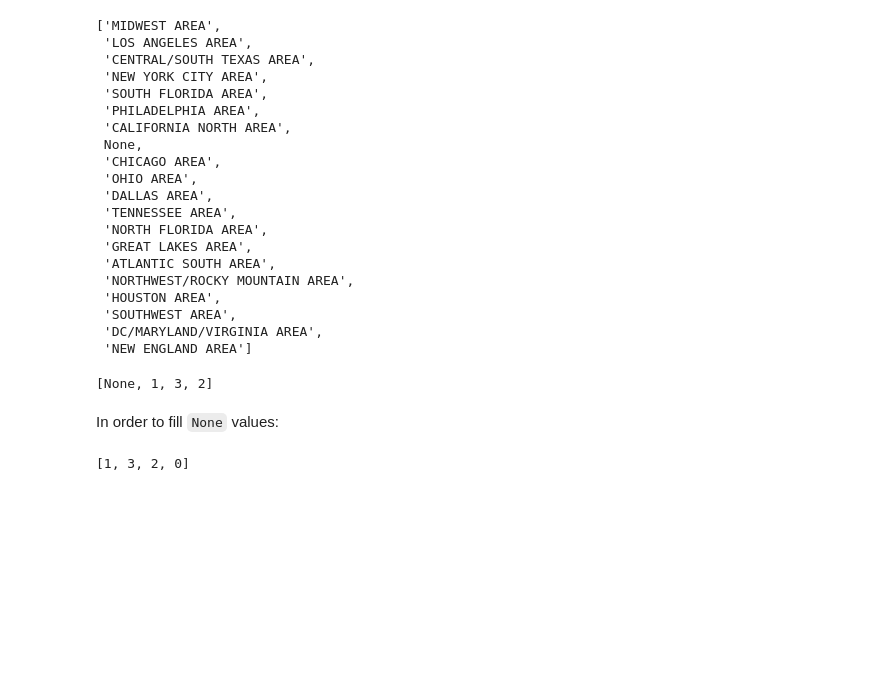
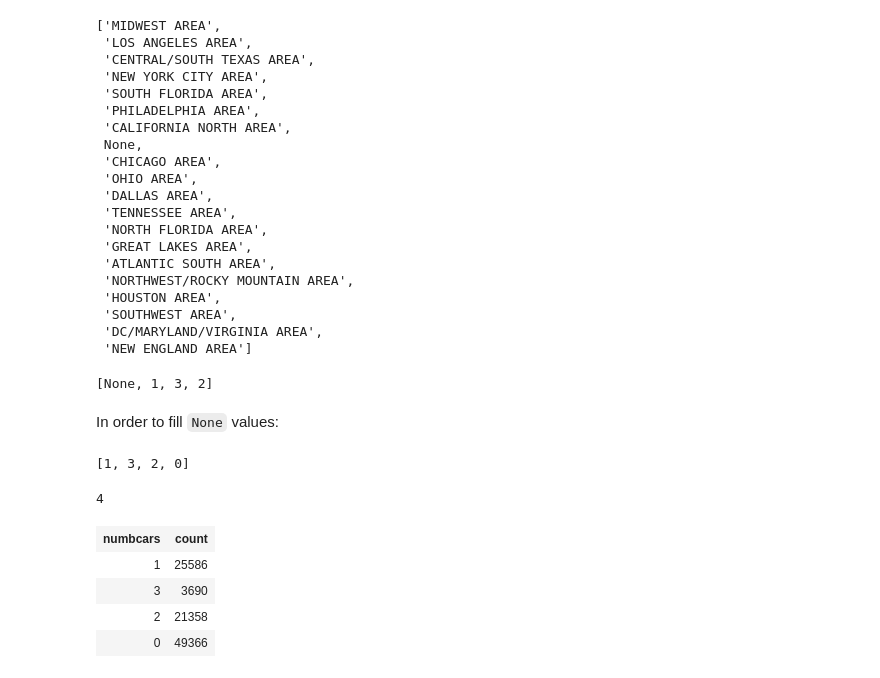
Before and after one commit to nachordo/spark_telecom, a Jupyter notebook: data_wrangling.ipynb, the cells around one changed output. Drawn from its saved outputs; the diff is of its cells as text; code cells hidden in the pictures; blank space fills up the shorter version.

```diff
--- a/data_wrangling.ipynb
+++ b/data_wrangling.ipynb
@@ -125,3 +125,15 @@ sdf=sdf.fillna( { 'area':"U", 'creditcd':"U",'numbcars':0 } )
 [i.numbcars for i in sdf.select('numbcars').distinct().collect()]
 # %% [output]
 [1, 3, 2, 0]
+# %%
+sdf.select('numbcars').distinct().count()
+# %% [output]
+4
+# %%
+sdf.select('*').groupBy("numbcars").count()
+# %% [output]
+| numbcars | count |
+| 1 | 25586 |
+| 3 | 3690 |
+| 2 | 21358 |
+| 0 | 49366 |
```
Also changed, not shown: parts of 3 cells of this notebook.
